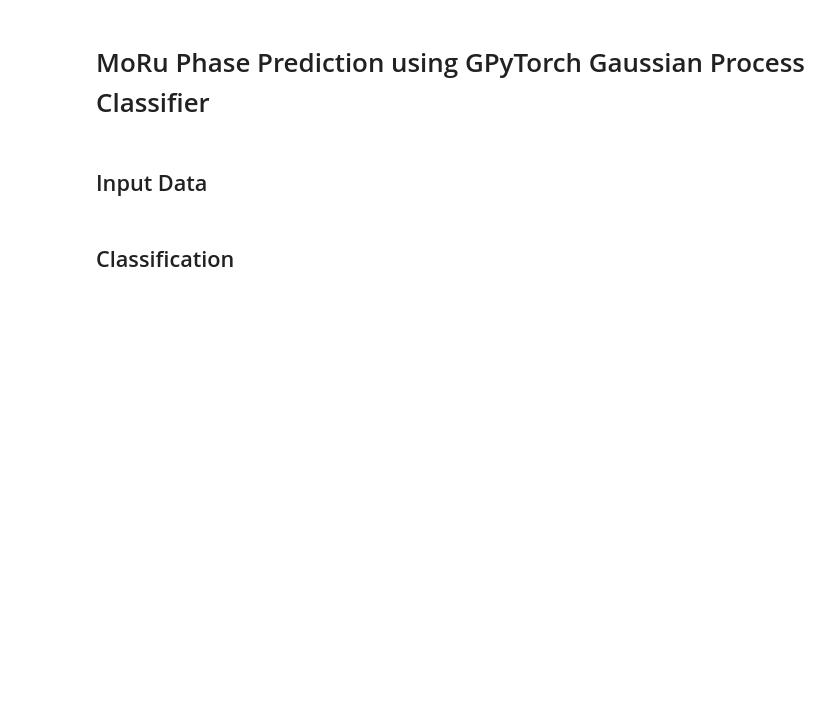
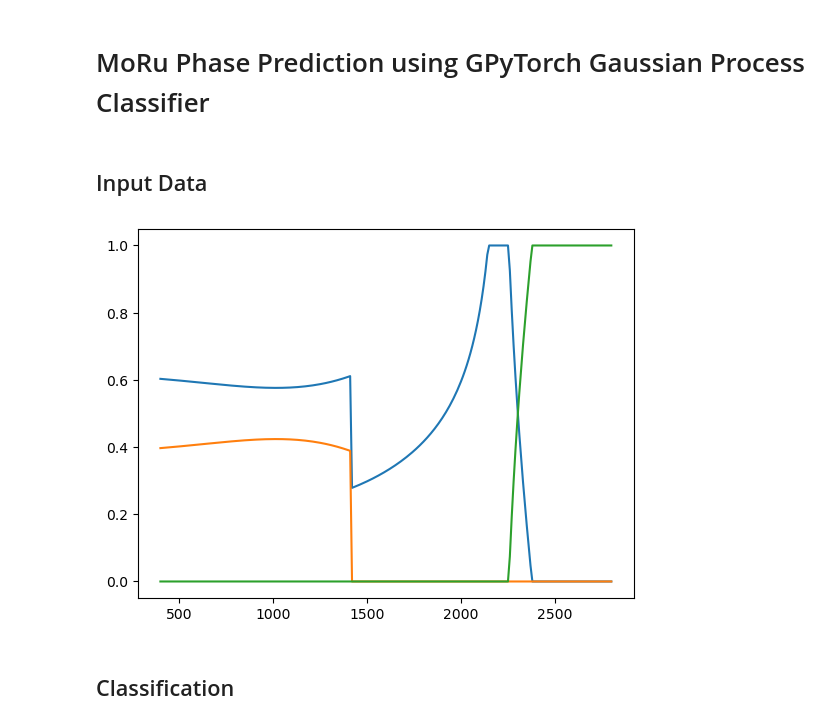
Before and after one commit to parikshitbajpai/wolverine, a Jupyter notebook: examples/GPyTorch/MoRu.ipynb, the cells around one changed output. Drawn from its saved outputs; the diff is of its cells as text; code cells hidden in the pictures; blank space fills up the shorter version.

```diff
--- a/examples/GPyTorch/MoRu.ipynb
+++ b/examples/GPyTorch/MoRu.ipynb
@@ -40,13 +40,15 @@ for i in keys:
     HCPN[keys.index(i)] = data[i]["solution phases"]["HCPN"]["moles"]
     Liquid[keys.index(i)] = data[i]["solution phases"]["LiqN"]["moles"]
 # %%
-plt.plot(temperature, mu_Mo)
-plt.plot(temperature, mu_Ru)
-plt.plot(temperature, Gibbs)
+# plt.plot(temperature, mu_Mo)
+# plt.plot(temperature, mu_Ru)
+# plt.plot(temperature, Gibbs)
 plt.plot(temperature, BCCN)
 plt.plot(temperature, HCPN)
 plt.plot(temperature, Liquid)
 plt.show()
+# %% [output]
+[figure, added]
 # %% [markdown]
 ## Classification
 # %%
```
Also changed, not shown: parts of 3 cells of this notebook, 2 other files.
